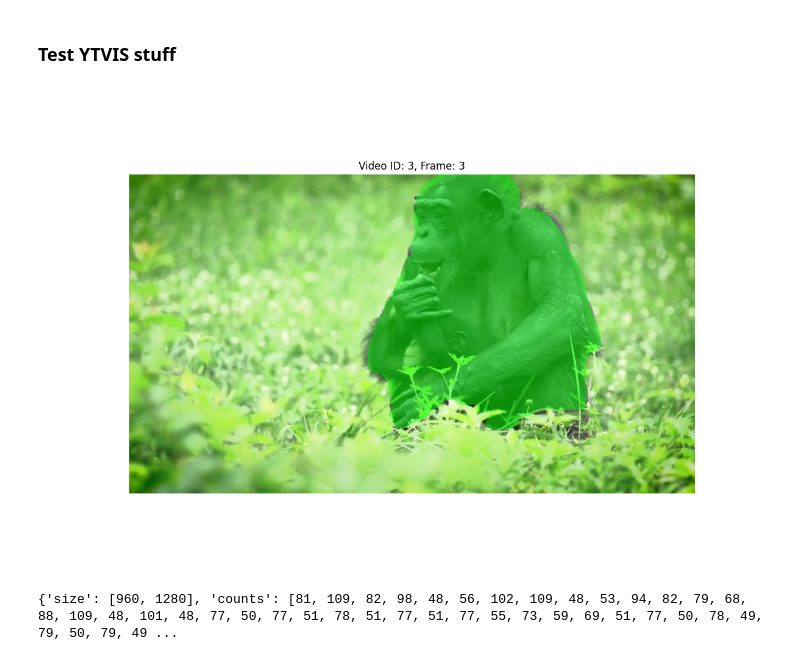
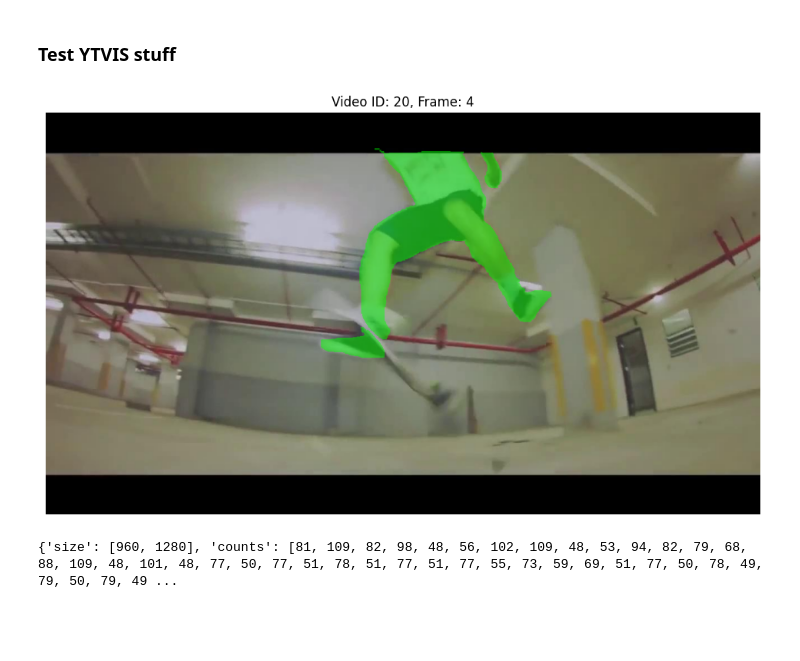
Before and after one commit to simonecollier/LO_Fishway_Labelling, a Jupyter notebook: LO_bbox2mask.ipynb, the cells around one changed output. Cells and saved outputs as stored; diff of their text form; code cells hidden in the pictures; blank space fills up the shorter version.

Commit message:
edit ytvis plotting

```diff
--- a/LO_bbox2mask.ipynb
+++ b/LO_bbox2mask.ipynb
@@ -1019,13 +1019,13 @@ with open("/Users/simone/Documents/UofT MSc/YTVIS2021/train/instances.json", "r"
 # === SETTINGS ===
 ytvis_json_path = "/Users/simone/Documents/UofT MSc/YTVIS2021/train/instances.json"
 ytvis_video_frames_root = '/Users/simone/Documents/UofT MSc/YTVIS2021/train/JPEGImages'  # subfolder per video
-ytvis_video_id = 3
-ytvis_frame_idx = 3  # Index of the frame in the video
+ytvis_video_id = 20
+ytvis_frame_idx = 4  # Index of the frame in the video
 
-ytvis_videos = {v['id']: v for v in ytvis_data['videos']}
+ytvis_videos = {v['id']: v for v in ytvis_train['videos']}
 #ytvis_images = ytvis_data['images']
-ytvis_annotations = ytvis_data['annotations']
-ytvis_categories = {cat['id']: cat['name'] for cat in ytvis_data['categories']}
+ytvis_annotations = ytvis_train['annotations']
+ytvis_categories = {cat['id']: cat['name'] for cat in ytvis_train['categories']}
 
 # === VIDEO & FRAME INFO ===
 ytvis_video_info = ytvis_videos[ytvis_video_id]
@@ -1033,34 +1033,34 @@ ytvis_frame_file = ytvis_video_info['file_names'][ytvis_frame_idx]
 ytvis_frame_path = os.path.join(ytvis_video_frames_root, ytvis_frame_file)
 ytvis_img = cv2.imread(ytvis_frame_path)
 ytvis_img = cv2.cvtColor(ytvis_img, cv2.COLOR_BGR2RGB)
 
 overlay = ytvis_img.copy()
 
 # === DRAW RLE MASKS ===
 for ann in ytvis_annotations:
     if ann['video_id'] != ytvis_video_id:
         continue
 
     seg = ann['segmentations'][ytvis_frame_idx]
     if seg is None:
         continue
 
     mask = decode_uncompressed_rle(seg)
     mask = mask if mask.ndim == 2 else mask[:, :, 0]
 
     color = np.array([0, 255, 0], dtype=np.uint8)  # or any RGB color
 
     # Apply overlay
     overlay[mask > 0] = (0.5 * overlay[mask > 0] + 0.5 * color).astype(np.uint8)
 
 # === PLOT ===
 plt.figure(figsize=(12, 8))
 plt.imshow(overlay)
 plt.title(f"Video ID: {ytvis_video_id}, Frame: {ytvis_frame_idx}")
 plt.axis('off')
 plt.show()
 # %% [output]
-[figure, old version]
+[figure, new version]
 # %%
 def plot_mask_on_image(rle_mask, alpha=0.5):
     decoded_mask = mask_utils.decode({
```
